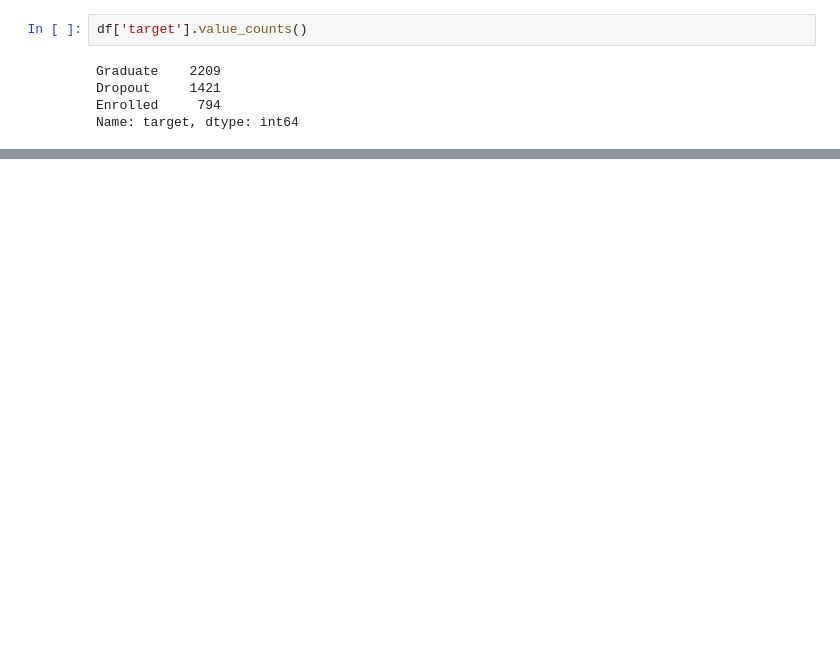
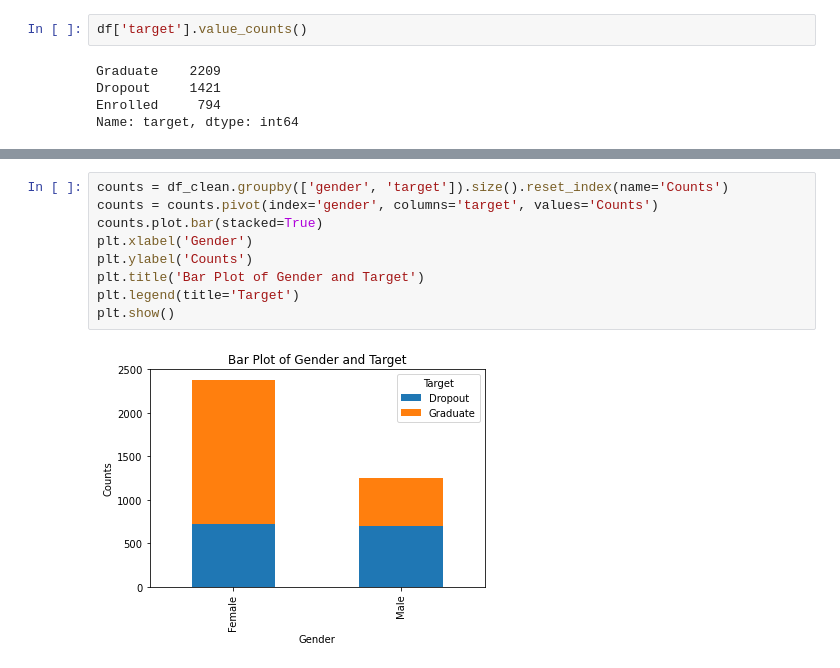
Before and after one commit to josecastillofl/Capstone_students_dropout_prediction, a Jupyter notebook: EDA.ipynb, the cells around one changed output, grey strips where cells are left out. Saved outputs shown, nothing was run; the diff lists cells and outputs as text; blank space fills up the shorter version.

```diff
--- a/EDA.ipynb
+++ b/EDA.ipynb
@@ -30,0 +54,11 @@ df.shape
+# %%
+counts = df_clean.groupby(['gender', 'target']).size().reset_index(name='Counts')
+counts = counts.pivot(index='gender', columns='target', values='Counts')
+counts.plot.bar(stacked=True)
+plt.xlabel('Gender')
+plt.ylabel('Counts')
+plt.title('Bar Plot of Gender and Target')
+plt.legend(title='Target')
+plt.show()
+# %% [output]
+[figure, added]
```
Also changed, not shown: parts of 9 cells of this notebook, 1 other file.
